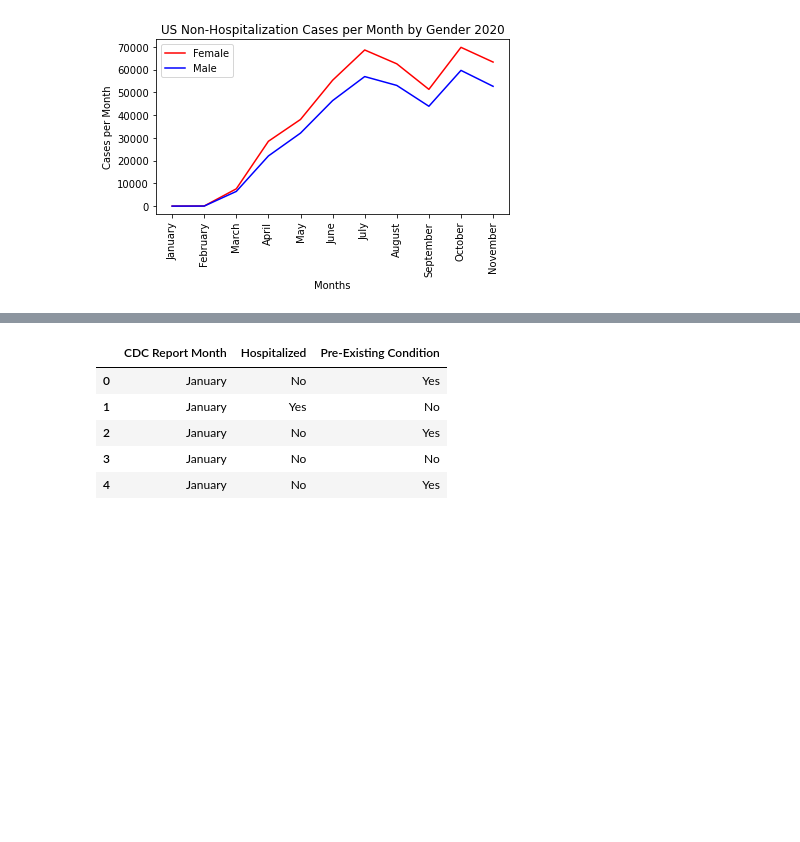
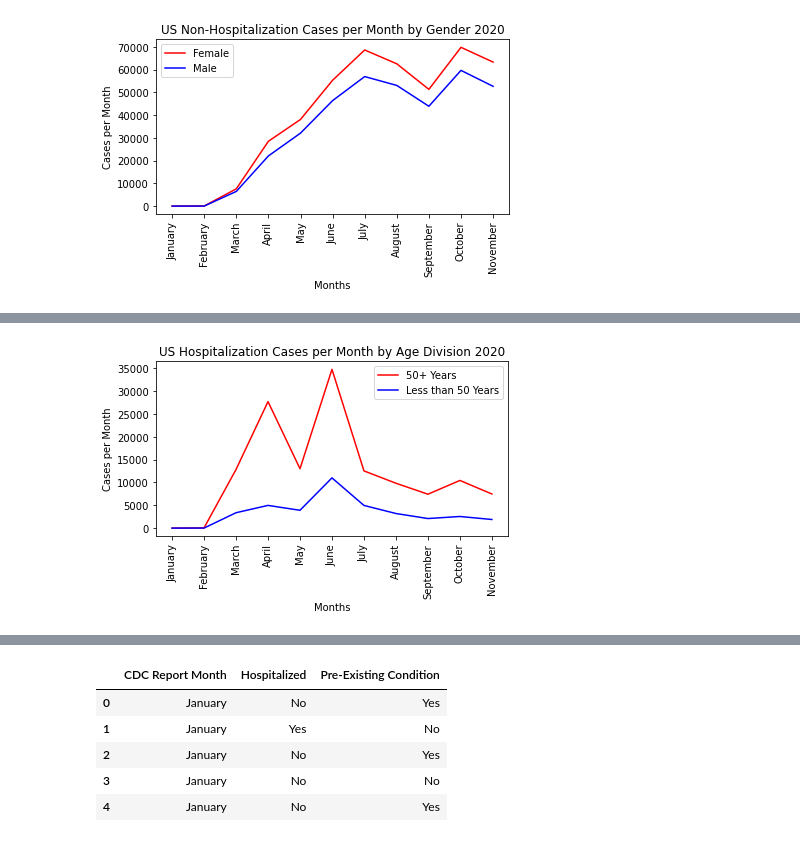
Before and after one commit to jforbis/rougeSquadron, a Jupyter notebook: JupyterScripts/StevensCleanData.ipynb, the cells around one changed output, grey strips where cells are left out. Drawn from its saved outputs; the diff is of its cells as text; code cells hidden in the pictures; blank space fills up the shorter version.

Commit message:
Finished Line Graphs and organized Clean data further

```diff
--- a/JupyterScripts/StevensCleanData.ipynb
+++ b/JupyterScripts/StevensCleanData.ipynb
@@ -528,0 +511,4 @@ See the caveats in the documentation: https://pandas.pydata.org/pandas-docs/stab
+# %%
+# Now, Make a Data Frame Specific to the Analysis of Age Division vs. Hospitalization Status
+patient_age_df = renamedCdcDf1[["CDC Report Month", "Hospitalized", "Age Division"]]
+patient_age_df.head(10)
@@ -528,0 +527,14 @@ See the caveats in the documentation: https://pandas.pydata.org/pandas-docs/stab
+# %%
+# For Line Chart displaying Hospitalizations by Age Division
+#Make Data Frame only including columns where Hospitalized is True
+hos_age_df = patient_age_df[patient_age_df['Hospitalized'] == "Yes"]
+hos_age_df.head()
+
+# Create a data frame grouped by Month and Pre-Existing Condition
+age_hos_month_df = hos_age_df.groupby(["CDC Report Month", "Age Division"])
+age_hos_avg = age_hos_month_df.count()
+age_hos_avg
+
+# Pivot table for readability and plotting purposes
+age_hos_avg_pivot = age_hos_avg.pivot_table('Hospitalized', index='CDC Report Month', columns='Age Division')
+age_hos_avg_pivot
@@ -528,0 +555,16 @@ See the caveats in the documentation: https://pandas.pydata.org/pandas-docs/stab
+# %%
+## Create a line graph based on the Age Division (Hospitalization = Yes)
+hos_old_avg, = plt.plot(months, age_hos_avg_pivot['Older'], color="red", label="50+ Years")
+hos_young_avg, = plt.plot(months, age_hos_avg_pivot['Younger'], color="blue", label="Less than 50 Years")
+
+# Set the labels, axes, legend, and title
+plt.xticks(tick_locations, months, rotation="vertical")
+plt.title("US Hospitalization Cases per Month by Age Division 2020")
+plt.xlabel("Months")
+plt.ylabel("Cases per Month")
+plt.legend(handles=[hos_old_avg, hos_young_avg], loc="best")
+
+plt.tight_layout()
+plt.show()
+# %% [output]
+[figure, added]
```
Also changed, not shown: parts of 15 cells of this notebook.
